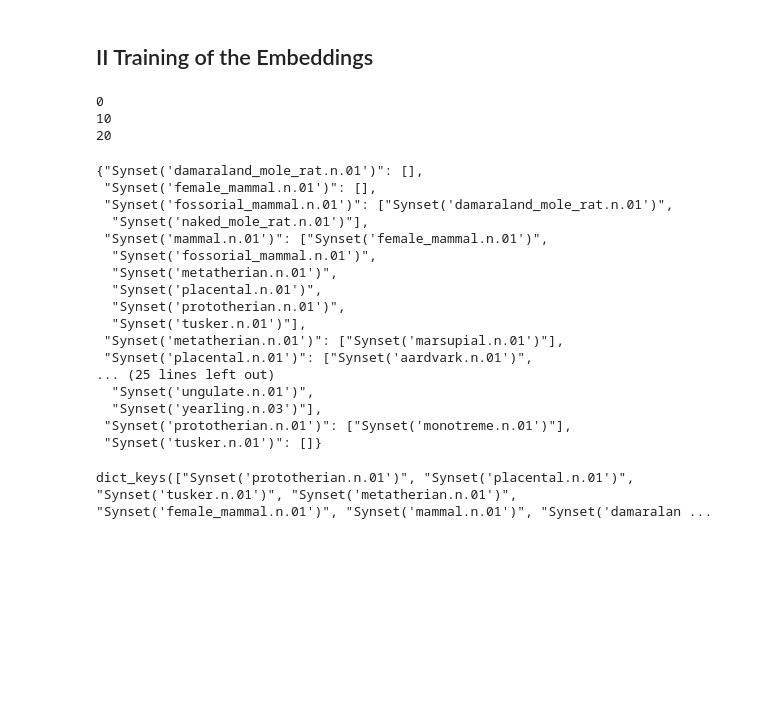
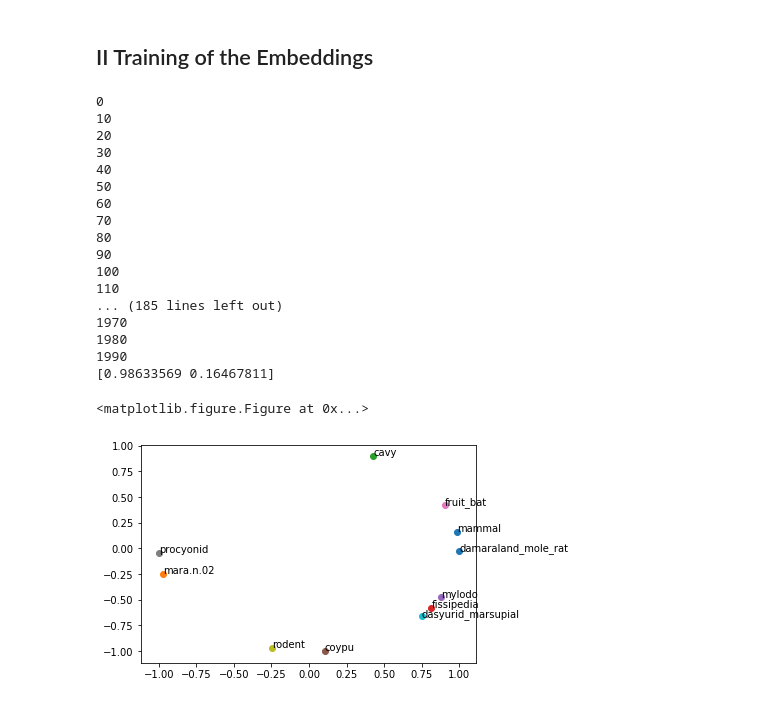
Before and after one commit to RBeaudet/Poincare_Embeddings, a Jupyter notebook: GMML.ipynb, the cells around one changed output. Drawn from its saved outputs; the diff is of its cells as text; code cells hidden in the pictures; blank space fills up the shorter version.

```diff
--- a/GMML.ipynb
+++ b/GMML.ipynb
@@ -385,10 +373,25 @@ class Poincarre_Embeddings:
 # %%
 mammal = wordnet.synset("mammal.n.01")
-cls = Poincarre_Embeddings(200, 0.1, 5, mammal, 2)
+cls = Poincarre_Embeddings(2000, 0.01, 4, mammal, 2)
 embeddings = cls.train()
-print(embeddings)
-cls.plot_test(embeddings)
+cls.plot_(embeddings)
 # %% [output]
 0
 10
 20
+30
+40
+50
+60
+70
+80
+90
+100
+110
+... (185 lines left out)
+1970
+1980
+1990
+[0.98633569 0.16467811]
+<matplotlib.figure.Figure at 0x...>
+[figure, added]
@@ -399,24 +397,0 @@ graph, embeddings = cls.create_embeddings(2, mammal)
-# %%
-graph
-# %% [output]
-{"Synset('damaraland_mole_rat.n.01')": [],
- "Synset('female_mammal.n.01')": [],
- "Synset('fossorial_mammal.n.01')": ["Synset('damaraland_mole_rat.n.01')",
-  "Synset('naked_mole_rat.n.01')"],
- "Synset('mammal.n.01')": ["Synset('female_mammal.n.01')",
-  "Synset('fossorial_mammal.n.01')",
-  "Synset('metatherian.n.01')",
-  "Synset('placental.n.01')",
-  "Synset('prototherian.n.01')",
-  "Synset('tusker.n.01')"],
- "Synset('metatherian.n.01')": ["Synset('marsupial.n.01')"],
- "Synset('placental.n.01')": ["Synset('aardvark.n.01')",
-... (25 lines left out)
-  "Synset('ungulate.n.01')",
-  "Synset('yearling.n.03')"],
- "Synset('prototherian.n.01')": ["Synset('monotreme.n.01')"],
- "Synset('tusker.n.01')": []}
-# %%
-embeddings.keys()
-# %% [output]
-dict_keys(["Synset('prototherian.n.01')", "Synset('placental.n.01')", "Synset('tusker.n.01')", "Synset('metatherian.n.01')", "Synset('female_mammal.n.01')", "Synset('mammal.n.01')", "Synset('damaralan ...
```
Also changed, not shown: parts of 4 cells of this notebook, 2 other files.
